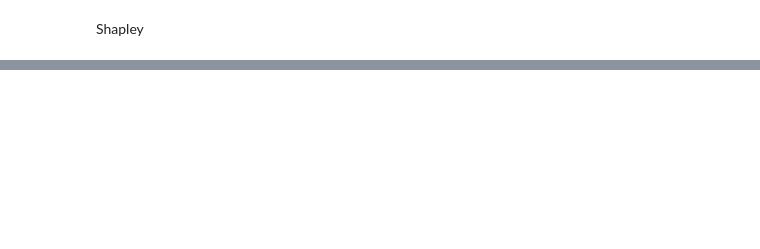
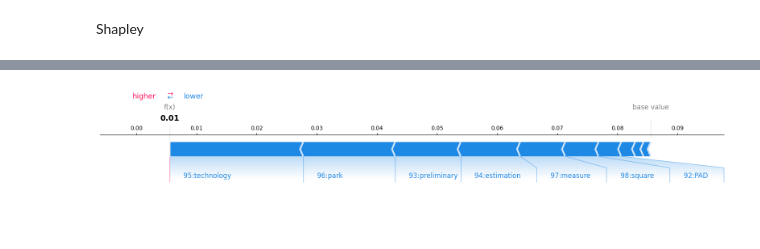
Before and after one commit to LuirysN/SVM-x-LSTM-com-dados-desbalanceados, a Jupyter notebook: dataset financial/lstm/4- lstm_imbalanced.ipynb, the cells around one changed output, grey strips where cells are left out. Saved outputs shown, nothing was run; the diff lists cells and outputs as text; code cells hidden in the pictures; blank space fills up the shorter version.

```diff
--- a/dataset financial/lstm/4- lstm_imbalanced.ipynb
+++ b/dataset financial/lstm/4- lstm_imbalanced.ipynb
@@ -545,0 +649,50 @@ Shapley
+# %%
+# =========================
+# SHAP para mesma instância usada no LIME
+# =========================
+
+lime_idx = 499  # mesmo índice usado no LIME
+
+# Garantir que índice existe
+if lime_idx >= len(X_test_array):
+    raise ValueError("lime_idx maior que o tamanho do X_test_array")
+
+# Selecionar instância (mantendo formato 2D)
+X_instance = X_test_array[lime_idx:lime_idx+1]
+
+# Calcular SHAP apenas para essa instância
+shap_values_instance = explainer.shap_values(X_instance)
+
+# Como usamos predict_fn, já deve ser 2D (1, max_len)
+shap_instance = np.array(shap_values_instance[0]).reshape(-1)
+
+# Garantir expected_value escalar
+expected_value_instance = explainer.expected_value
+if isinstance(expected_value_instance, (list, np.ndarray)):
+    expected_value_instance = float(np.array(expected_value_instance).reshape(-1)[0])
+
+# =========================
+# Converter índices para palavras reais
+# =========================
+
+words = [
+    tokenizer.index_word.get(int(token), "PAD")
+    for token in X_instance[0]
+]
+
+# Criar nomes das features (posição + palavra)
+feature_names = [
+    f"{i}:{word}" for i, word in enumerate(words)
+]
+
+# =========================
+# Force Plot
+# =========================
+
+shap.force_plot(
+    expected_value_instance,
+    shap_instance,
+    feature_names=feature_names,
+    matplotlib=True
+)
+# %% [output]
@@ -545,0 +701 @@ Shapley
+[figure, added]
```
Also changed, not shown: parts of 14 cells of this notebook.
